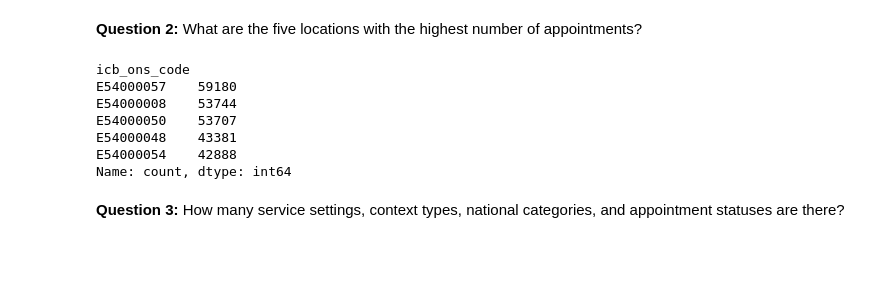
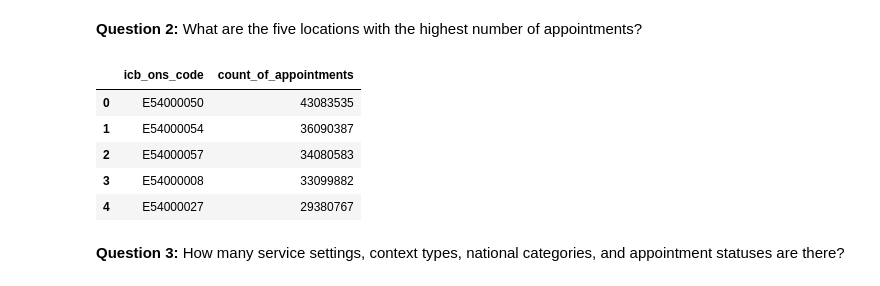
Before and after one commit to charliedgarrod/LSE-Career-Accelerator, a Jupyter notebook: Course 2: Data Analytics Using Python/Diagnostic Analysis Using Python Assignment.ipynb, the cells around one changed output. Saved outputs shown, nothing was run; the diff lists cells and outputs as text; code cells hidden in the pictures; blank space fills up the shorter version.

Commit message:
Recalculation using groupby
Calculated the 5 locations with the highest no. of appts.

```diff
--- a/Course 2: Data Analytics Using Python/Diagnostic Analysis Using Python Assignment.ipynb
+++ b/Course 2: Data Analytics Using Python/Diagnostic Analysis Using Python Assignment.ipynb
@@ -321,15 +321,17 @@ The total number of locations is 42.
 **Question 2:** What are the five locations with the highest number of appointments?
 # %%
 # Determine the top five locations based on record count.
-nc['icb_ons_code'].value_counts().head()
+loc_apps = ar.groupby('icb_ons_code')[['count_of_appointments']].sum()\
+.sort_values('count_of_appointments', ascending=False).reset_index()
+
+loc_apps.head(5)
 # %% [output]
-icb_ons_code
-E54000057    59180
-E54000008    53744
-E54000050    53707
-E54000048    43381
-E54000054    42888
-Name: count, dtype: int64
+|  | icb_ons_code | count_of_appointments |
+| 0 | E54000050 | 43083535 |
+| 1 | E54000054 | 36090387 |
+| 2 | E54000057 | 34080583 |
+| 3 | E54000008 | 33099882 |
+| 4 | E54000027 | 29380767 |
 # %% [markdown]
 **Question 3:** How many service settings, context types, national categories, and appointment statuses are there?
 # %%
```
